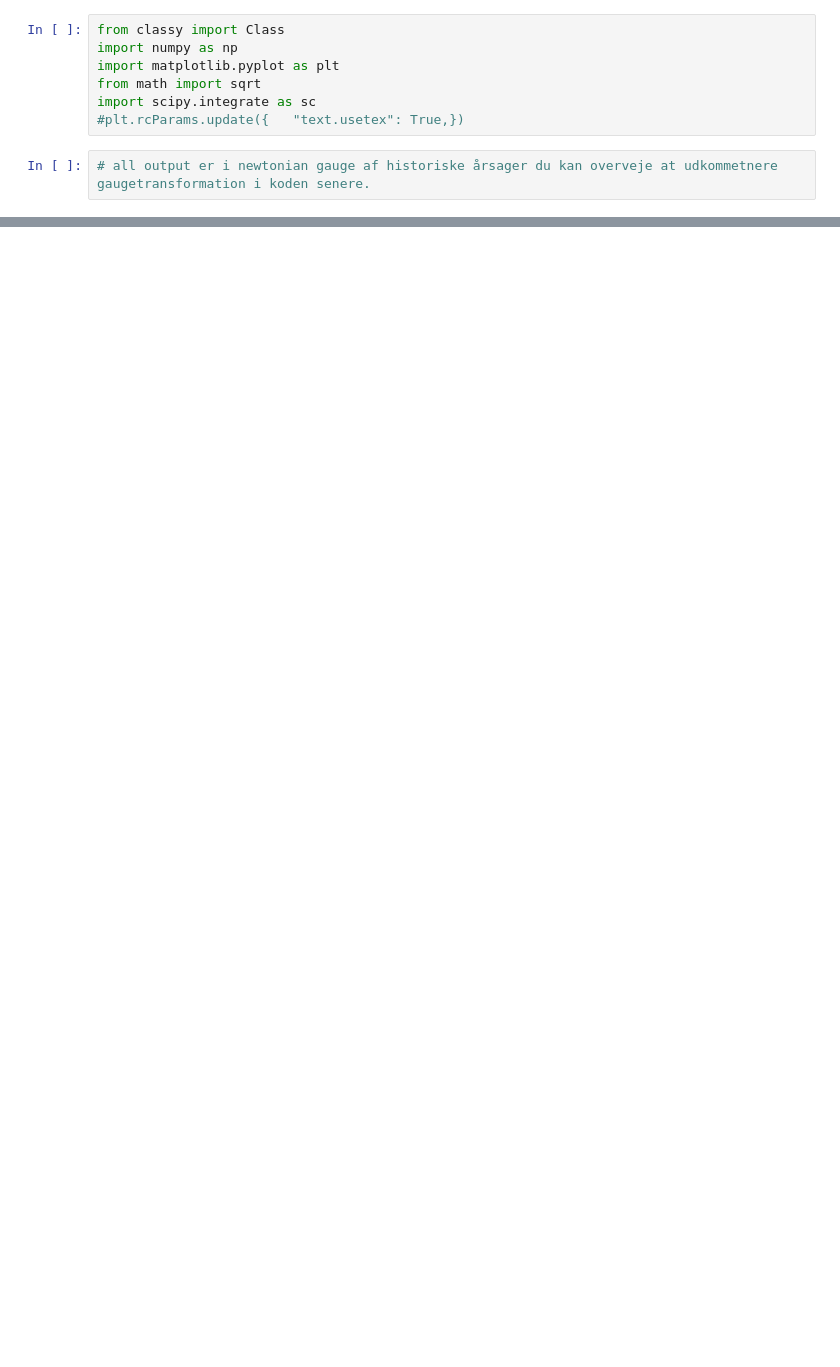
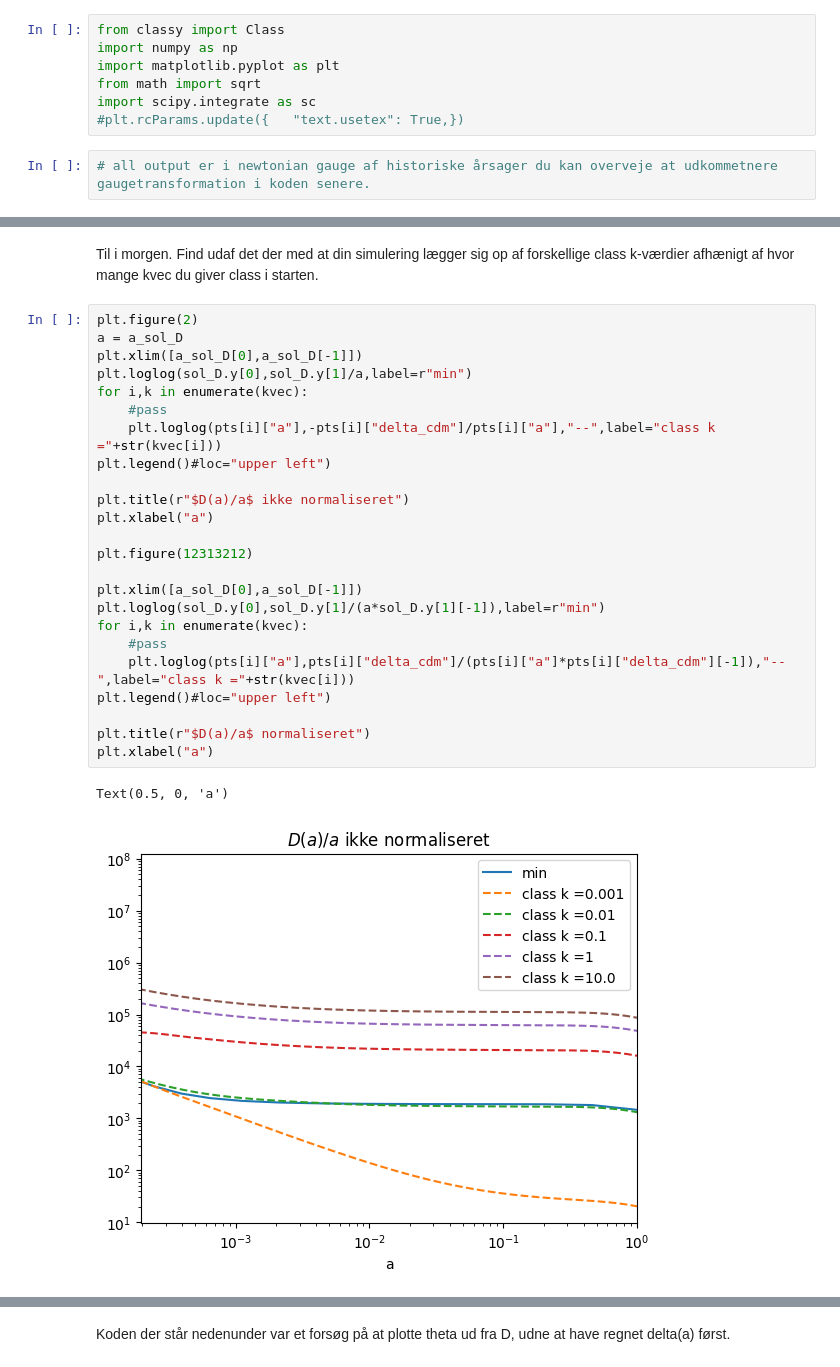
Before and after one commit to eriksteenberg/Power-spectrum-Test, a Jupyter notebook: simulering af cdm uden cs .ipynb, the cells around one changed output, grey strips where cells are left out. Saved outputs shown, nothing was run; the diff lists cells and outputs as text; blank space fills up the shorter version.

```diff
--- a/simulering af cdm uden cs .ipynb
+++ b/simulering af cdm uden cs .ipynb
@@ -119,0 +133,29 @@ Text(0.5, 0, 'a')
+# %% [markdown]
+Til i morgen. Find udaf det der med at din simulering lægger sig op af forskellige class k-værdier afhænigt af hvor mange kvec du giver class i starten.
+# %%
+plt.figure(2)
+a = a_sol_D
+plt.xlim([a_sol_D[0],a_sol_D[-1]])
+plt.loglog(sol_D.y[0],sol_D.y[1]/a,label=r"min")
+for i,k in enumerate(kvec):
+    #pass
+    plt.loglog(pts[i]["a"],-pts[i]["delta_cdm"]/pts[i]["a"],"--",label="class k ="+str(kvec[i]))
+plt.legend()#loc="upper left")
+
+plt.title(r"$D(a)/a$ ikke normaliseret")
+plt.xlabel("a")
+
+plt.figure(12313212)
+
+plt.xlim([a_sol_D[0],a_sol_D[-1]])
+plt.loglog(sol_D.y[0],sol_D.y[1]/(a*sol_D.y[1][-1]),label=r"min")
+for i,k in enumerate(kvec):
+    #pass
+    plt.loglog(pts[i]["a"],pts[i]["delta_cdm"]/(pts[i]["a"]*pts[i]["delta_cdm"][-1]),"--",label="class k ="+str(kvec[i]))
+plt.legend()#loc="upper left")
+
+plt.title(r"$D(a)/a$ normaliseret")
+plt.xlabel("a")
+# %% [output]
+Text(0.5, 0, 'a')
+[figure, added]
@@ -119,0 +163,2 @@ Text(0.5, 0, 'a')
+# %% [markdown]
+Koden der står nedenunder var et forsøg på at plotte theta ud fra D, udne at have regnet delta(a) først.
```
Also changed, not shown: parts of 10 cells of this notebook.
